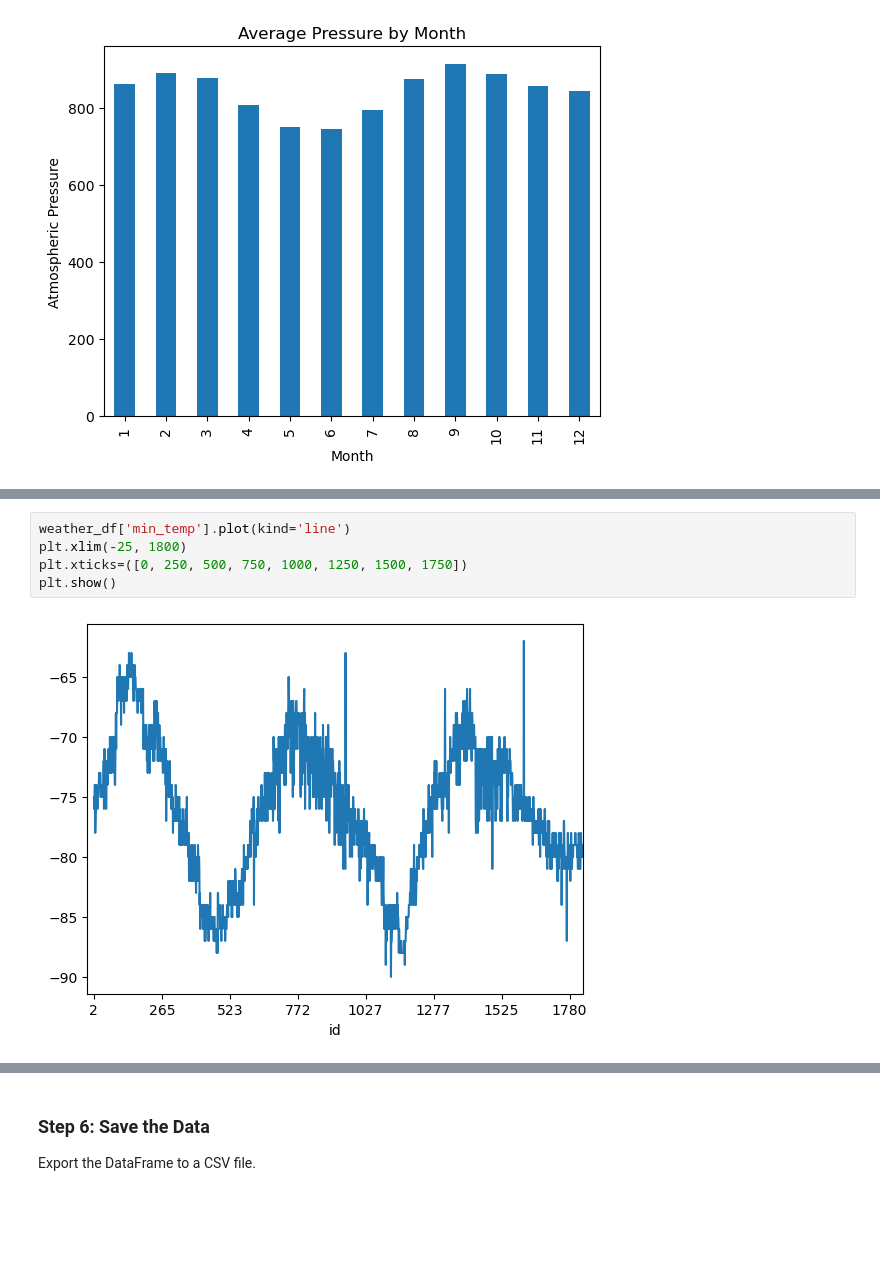
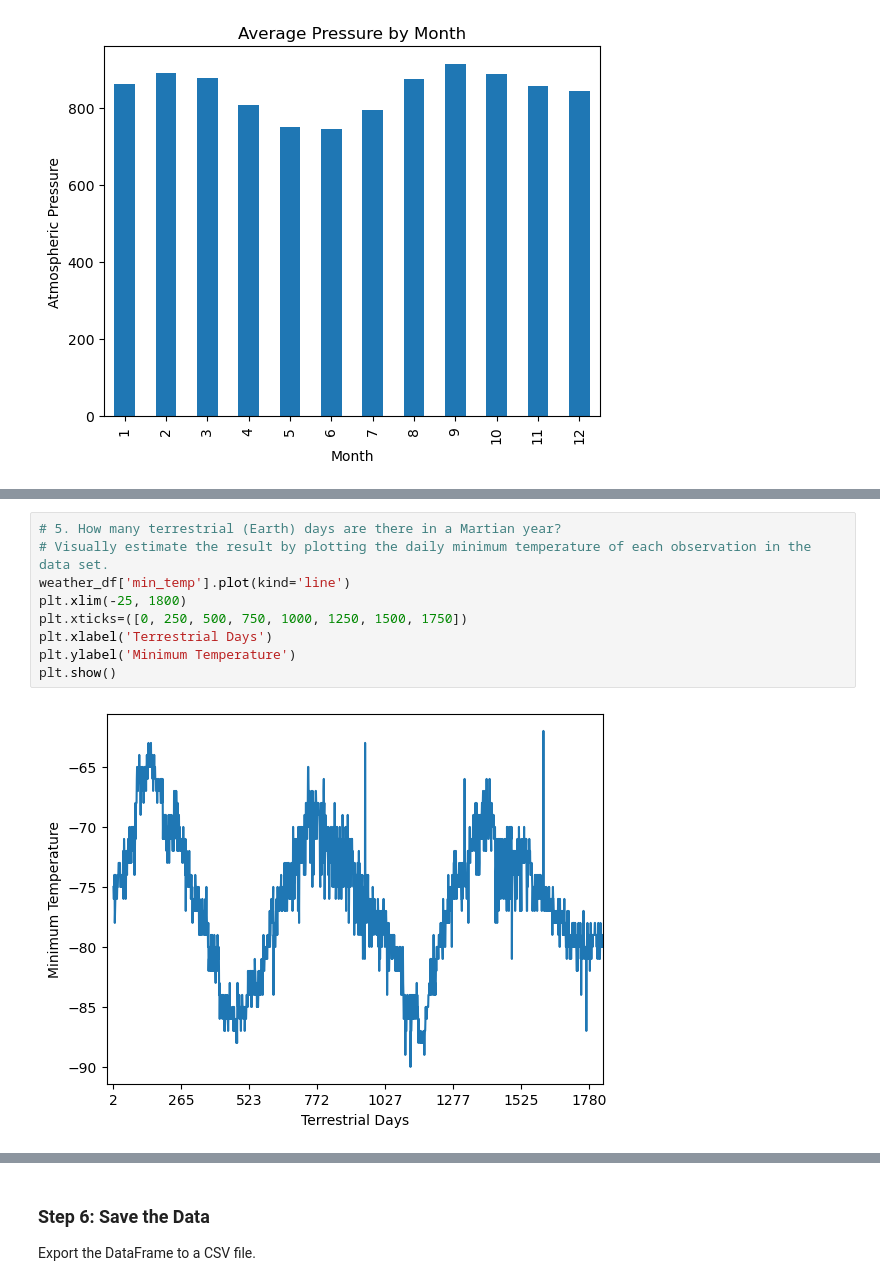
Before and after one commit to RobHuibregtse/web-scraping-challenge, a Jupyter notebook: Mars_weather/part_2_mars_weather.ipynb, the cells around one changed output, grey strips where cells are left out. Cells and saved outputs as stored; diff of their text form; blank space fills up the shorter version.

```diff
--- a/Mars_weather/part_2_mars_weather.ipynb
+++ b/Mars_weather/part_2_mars_weather.ipynb
@@ -247,7 +248,11 @@ plt.show()
 # %%
+# 5. How many terrestrial (Earth) days are there in a Martian year?
+# Visually estimate the result by plotting the daily minimum temperature of each observation in the data set.
 weather_df['min_temp'].plot(kind='line')
 plt.xlim(-25, 1800)
 plt.xticks=([0, 250, 500, 750, 1000, 1250, 1500, 1750])
+plt.xlabel('Terrestrial Days')
+plt.ylabel('Minimum Temperature')
 plt.show()
 # %% [output]
-[figure, old version]
+[figure, new version]
```
Also changed, not shown: parts of 10 cells of this notebook, 1 other file.
